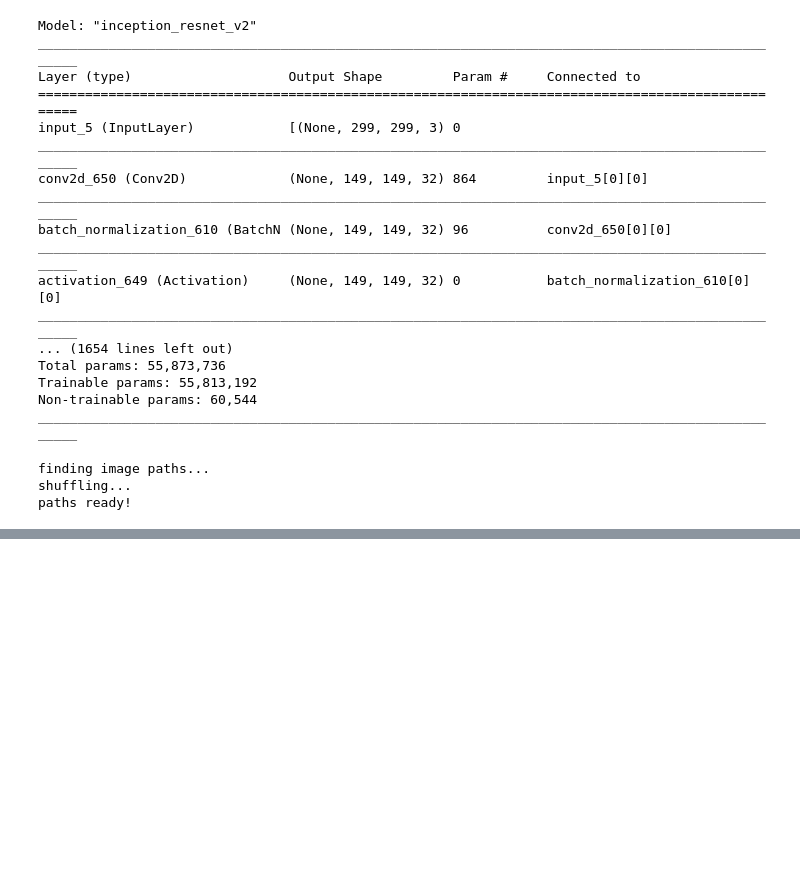
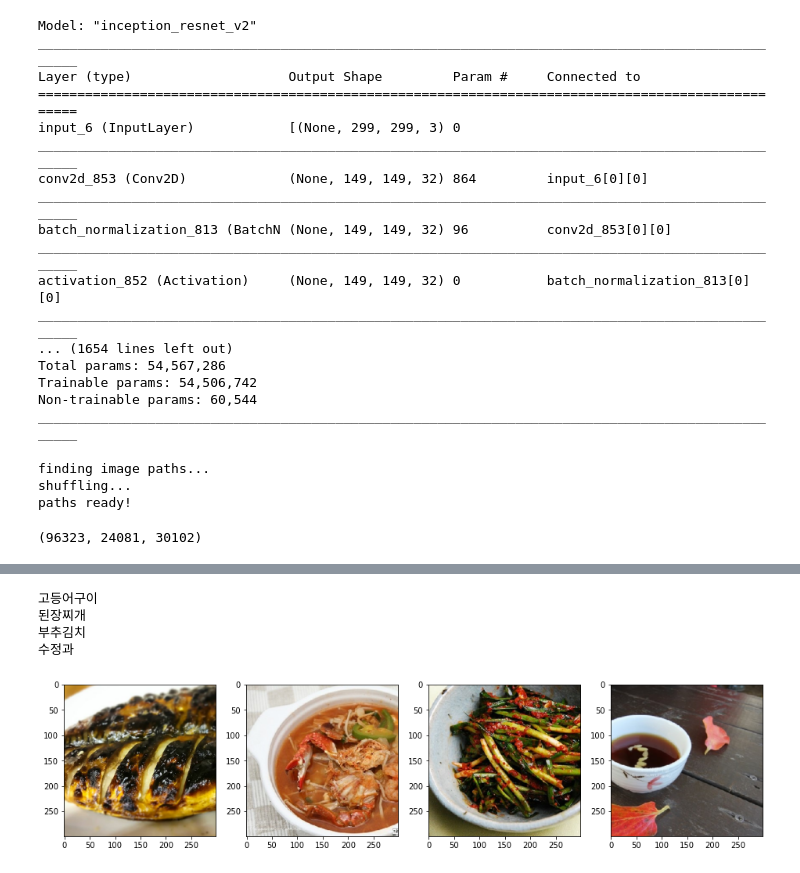
Before and after one commit to kimhwijin/KFood_Models, a Jupyter notebook: test.ipynb, the cells around one changed output, grey strips where cells are left out. Saved outputs shown, nothing was run; the diff lists cells and outputs as text; code cells hidden in the pictures; blank space fills up the shorter version.

```diff
--- a/test.ipynb
+++ b/test.ipynb
@@ -47,33 +45,49 @@ ________________________________________________________________________________
 # %%
-keras_model = keras.applications.InceptionResNetV2(weights=None)
+keras_model = keras.applications.InceptionResNetV2(weights=None, classes=150)
 keras_model.summary()
 # %% [output]
 Model: "inception_resnet_v2"
 __________________________________________________________________________________________________
 Layer (type)                    Output Shape         Param #     Connected to
 ==================================================================================================
-input_5 (InputLayer)            [(None, 299, 299, 3) 0
+input_6 (InputLayer)            [(None, 299, 299, 3) 0
 __________________________________________________________________________________________________
-conv2d_650 (Conv2D)             (None, 149, 149, 32) 864         input_5[0][0]
+conv2d_853 (Conv2D)             (None, 149, 149, 32) 864         input_6[0][0]
 __________________________________________________________________________________________________
-batch_normalization_610 (BatchN (None, 149, 149, 32) 96          conv2d_650[0][0]
+batch_normalization_813 (BatchN (None, 149, 149, 32) 96          conv2d_853[0][0]
 __________________________________________________________________________________________________
-activation_649 (Activation)     (None, 149, 149, 32) 0           batch_normalization_610[0][0]
+activation_852 (Activation)     (None, 149, 149, 32) 0           batch_normalization_813[0][0]
 __________________________________________________________________________________________________
 ... (1654 lines left out)
-Total params: 55,873,736
-Trainable params: 55,813,192
+Total params: 54,567,286
+Trainable params: 54,506,742
 Non-trainable params: 60,544
 __________________________________________________________________________________________________
 # %%
 import kfood_dataset
 batch_size = 32
+randomize = True
 paths = kfood_dataset.get_image_paths()
 # %% [output]
 finding image paths...
 shuffling...
 paths ready!
+# %%
+from sklearn.model_selection import train_test_split
+
+# train : 0.64, test : 0.2, valid : 0.16
+train_paths_full, test_paths = train_test_split(paths, test_size=0.2)
+train_paths, valid_paths = train_test_split(train_paths_full, test_size=0.2)
+# %%
+len(train_paths), len(valid_paths), len(test_paths)
+# %% [output]
+(96323, 24081, 30102)
 # %%
-train_set = kfood_dataset.make_kfood_dataset(paths[30000:], n_parse_threads=tf.data.AUTOTUNE, batch_size=batch_size, shuffle_buffer_size=len(paths[30000:]) // batch_size)
-valid_set = kfood_dataset.make_kfood_dataset(paths[20000:30000], n_parse_threads=tf.data.AUTOTUNE, batch_size=batch_size, shuffle_buffer_size=10000 // batch_size)
-test_set = kfood_dataset.make_kfood_dataset(paths[:20000], n_parse_threads=tf.data.AUTOTUNE, batch_size=None)
+import tensorflow as tf
+
+train_set = kfood_dataset.make_kfood_dataset(train_paths, n_parse_threads=tf.data.AUTOTUNE, batch_size=batch_size, shuffle_buffer_size=len(paths[30000:]) // batch_size, randomize=randomize)
+valid_set = kfood_dataset.make_kfood_dataset(valid_paths, n_parse_threads=tf.data.AUTOTUNE, batch_size=batch_size, shuffle_buffer_size=10000 // batch_size, randomize=randomize)
+test_set = kfood_dataset.make_kfood_dataset(test_paths, n_parse_threads=tf.data.AUTOTUNE, batch_size=1, randomize=False)
+# %%
+kfood_dataset.plot_dataset_image_4(train_set)
+# %% [output]
@@ -80,3 +98,8 @@ test_set = kfood_dataset.make_kfood_dataset(paths[:20000], n_parse_threads=tf.da
+고등어구이
+된장찌개
+부추김치
+수정과
+[figure, added]
 # %%
 optimizer = keras.optimizers.SGD(learning_rate=0.01, momentum=0.9, nesterov=True, decay=0.001)
 model.compile(loss='categorical_crossentropy', optimizer=optimizer, metrics=['accuracy'])
```
Also changed, not shown: parts of 7 cells of this notebook.
